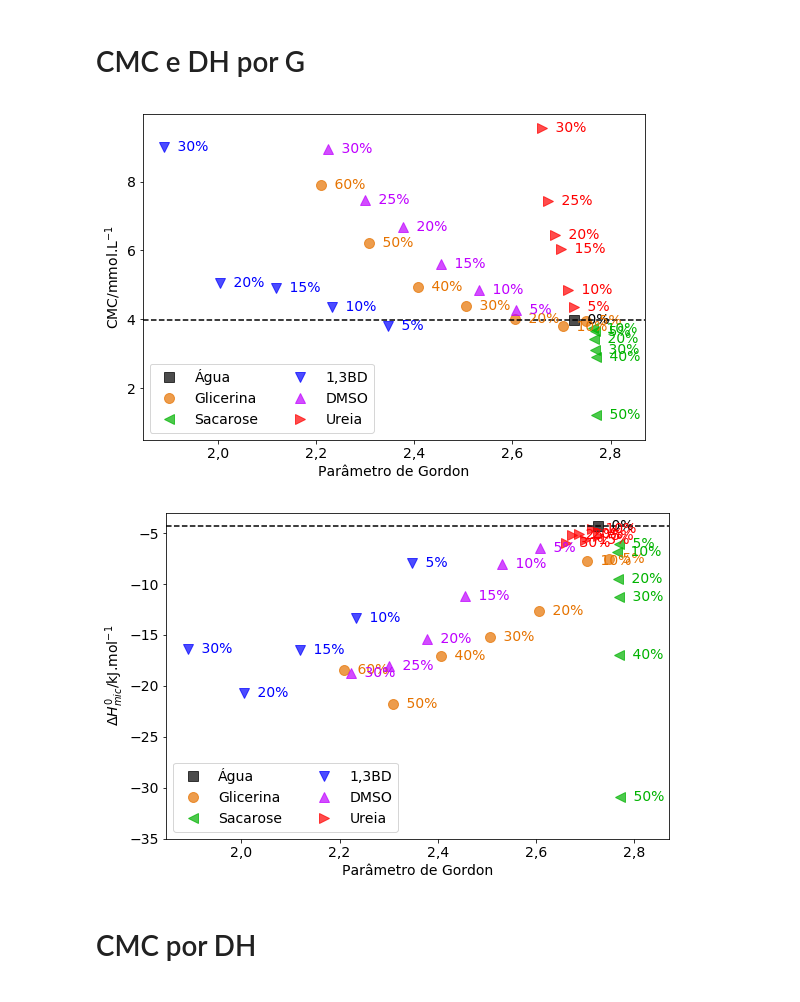
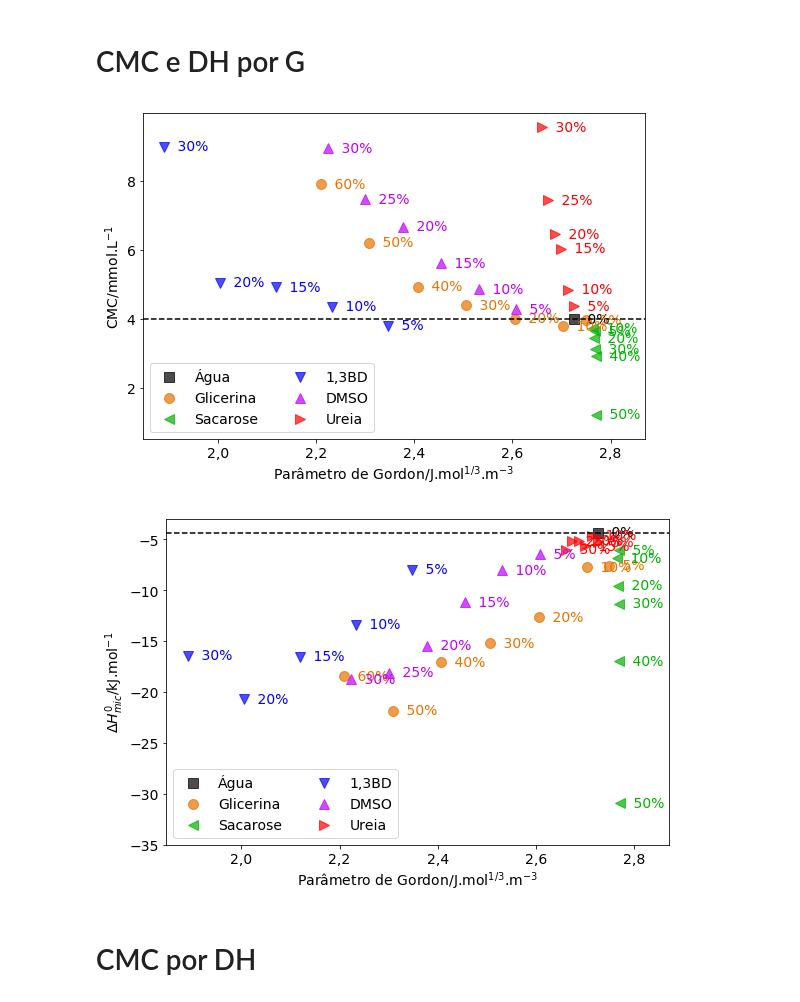
Before and after one commit to KarlClinckspoor/Tese, a Jupyter notebook: imagens/notebooks/dados experimentais/cmc_ttab/Plotar CMC DH.ipynb, the cells around one changed output. Drawn from its saved outputs; the diff is of its cells as text; code cells hidden in the pictures.

```diff
--- a/imagens/notebooks/dados experimentais/cmc_ttab/Plotar CMC DH.ipynb
+++ b/imagens/notebooks/dados experimentais/cmc_ttab/Plotar CMC DH.ipynb
@@ -234,37 +234,37 @@ for comp in dados['Composto'].unique():
 
 
 ax1.legend(ncol=2)
-ax1.set_xlabel('Parâmetro de Gordon')
+ax1.set_xlabel(r'Parâmetro de Gordon/J.mol$^{1/3}$.m$^{-3}$')
 ax1.set_ylabel('CMC/mmol.L$^{-1}$')
 ax1.axhline(y=dados.iloc[0]['cmc/mM'], color='k', linestyle='--')
 
 ax2.legend(ncol=2)
-ax2.set_xlabel('Parâmetro de Gordon')
+ax2.set_xlabel(r'Parâmetro de Gordon/J.mol$^{1/3}$.m$^{-3}$')
 ax2.set_ylabel('$\Delta H^0_{mic}$/kJ.mol$^{-1}$')
 ax2.axhline(y=dados.iloc[0]['DeltaH/kJ.mol-1'], color='k', linestyle='--')
 
 for i, conc in enumerate(dados['cmc/mM']):
     texto = dados['Concentração (% m/m)'].iloc[i]
     ax1.text(dados['Param Gordon'].iloc[i], conc, f'   {texto}%',
              color=Cores[dados['Composto'].iloc[i]], ha='left', va='center')
 
 for i, conc in enumerate(dados['DeltaH/kJ.mol-1']):
     texto = dados['Concentração (% m/m)'].iloc[i]
     ax2.text(dados['Param Gordon'].iloc[i], conc, f'   {texto}%',
              color=Cores[dados['Composto'].iloc[i]], ha='left', va='center')
 
 # right = 2.8153860649999998
 ax1.set_xlim(right=2.87)
 ax2.set_xlim(right=2.87)
 
 # bottom=0.7926174999999999
 ax1.set_ylim(bottom=0.5)
 ax2.set_ylim(bottom=-35)
 fig1.savefig(img_path + 'CMC_por_G.pdf')
 fig2.savefig(img_path + 'DH_por_G.pdf')
 # %% [output]
-[figure, old version]
+[figure, new version]
-[figure, old version]
+[figure, new version]
 # %% [markdown]
 # CMC por DH
 # %%
```
Also changed, not shown: 33 other files.
